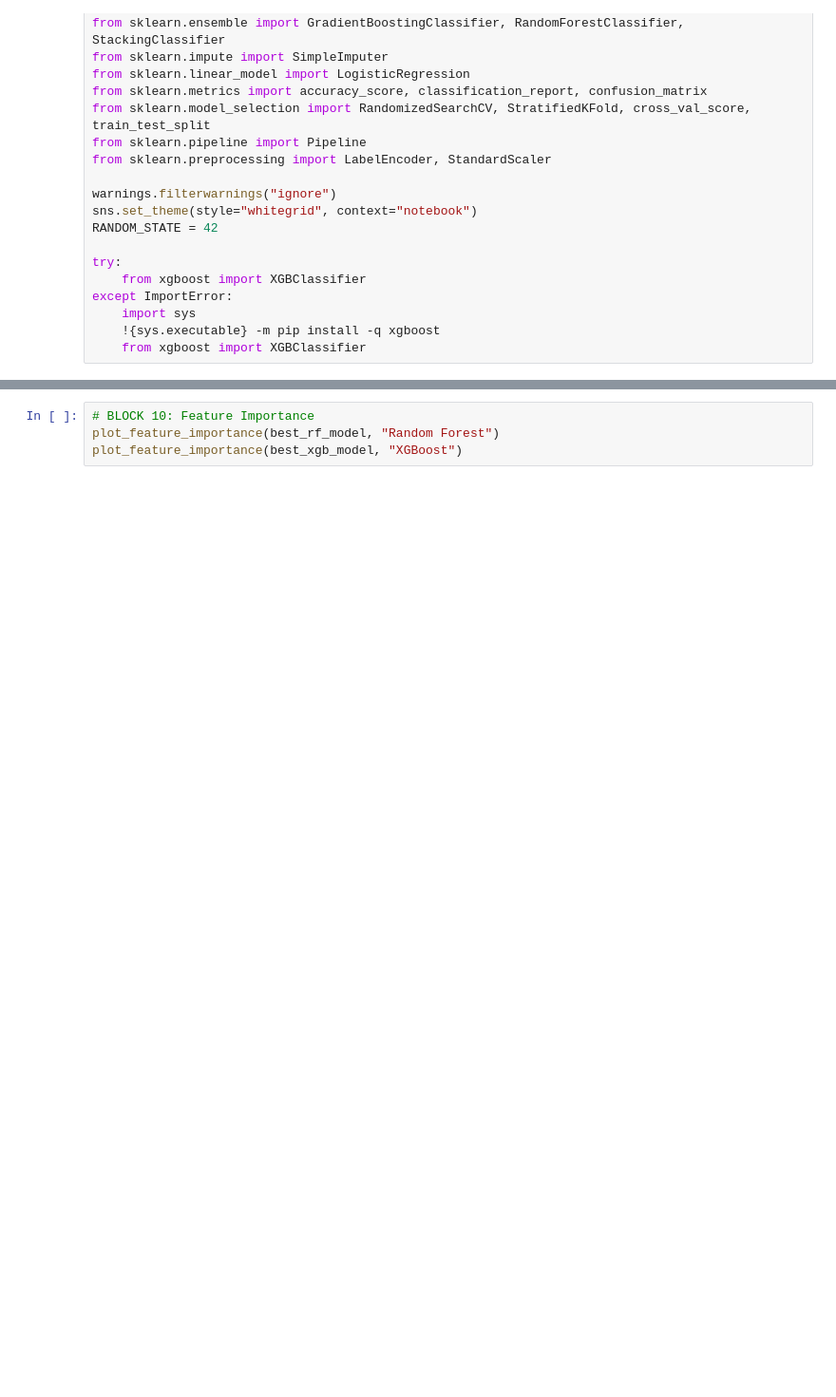
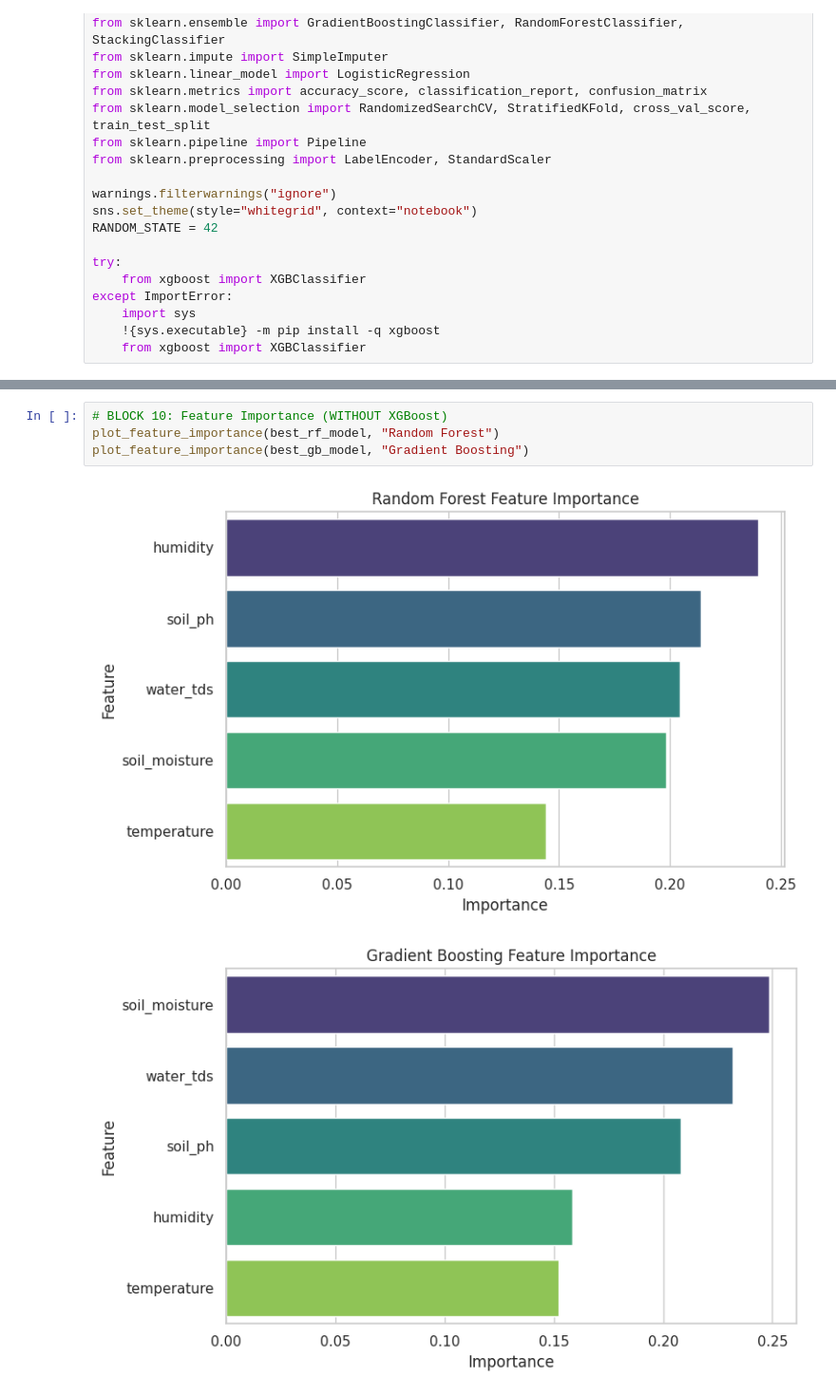
Before and after one commit to chiragjotwani/Adaptive_Ensemble_Learning_for_Smart_Irrigation, a Jupyter notebook: ML_Project.ipynb, the cells around one changed output, grey strips where cells are left out. Shown at 95% size. Cells and saved outputs as stored; diff of their text form; blank space fills up the shorter version.

```diff
--- a/ML_Project.ipynb
+++ b/ML_Project.ipynb
@@ -349,5 +602,8 @@ plt.show()
 # %%
-# BLOCK 10: Feature Importance
+# BLOCK 10: Feature Importance (WITHOUT XGBoost)
 plot_feature_importance(best_rf_model, "Random Forest")
-plot_feature_importance(best_xgb_model, "XGBoost")
+plot_feature_importance(best_gb_model, "Gradient Boosting")
+# %% [output]
+[figure, added]
+[figure, added]
 # %%
```
Also changed, not shown: parts of 11 cells of this notebook.
